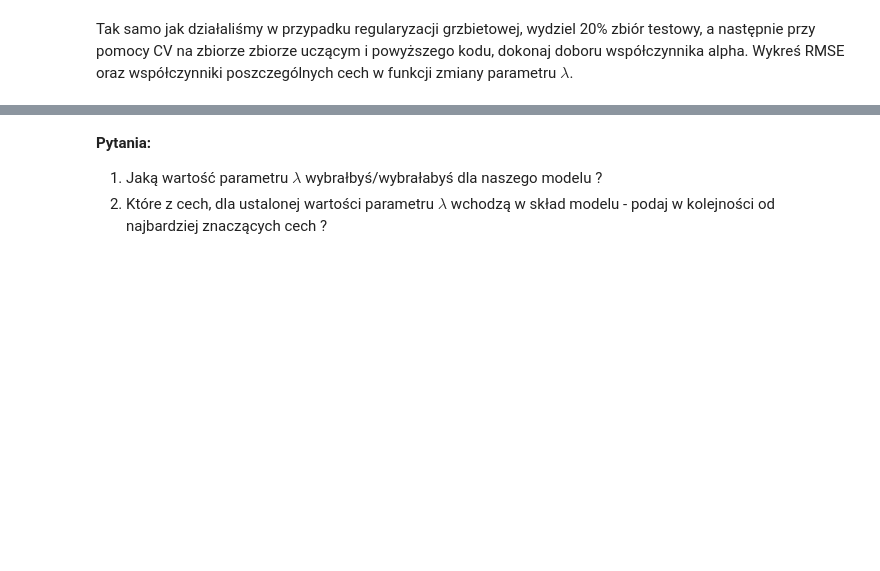
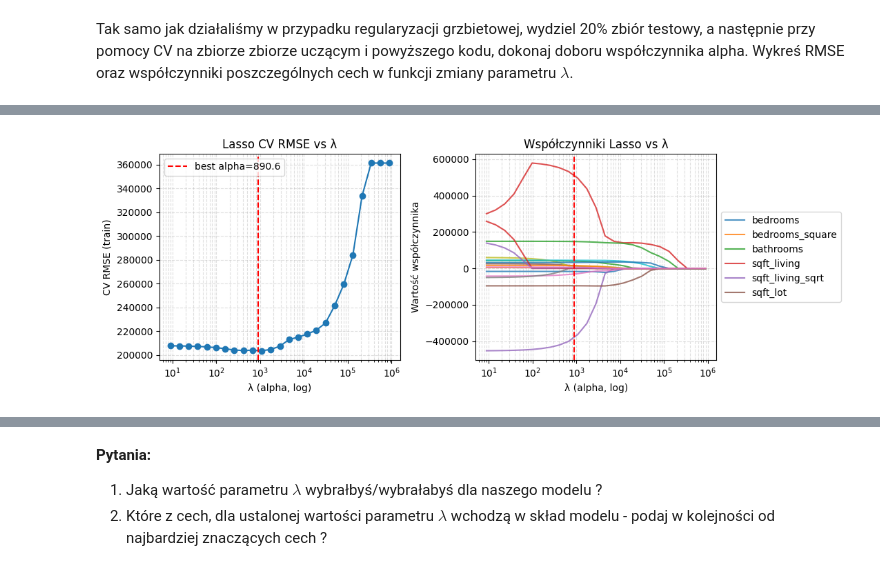
Before and after one commit to Hadidomena/Data-exploration-methods, a Jupyter notebook: MED 5 - Metody ograniczenia wariancji modelu.ipynb, the cells around one changed output, grey strips where cells are left out. Saved outputs shown, nothing was run; the diff lists cells and outputs as text; code cells hidden in the pictures; blank space fills up the shorter version.

```diff
--- a/MED 5 - Metody ograniczenia wariancji modelu.ipynb
+++ b/MED 5 - Metody ograniczenia wariancji modelu.ipynb
@@ -686,0 +789,86 @@ Tak samo jak działaliśmy w przypadku regularyzacji grzbietowej, wydziel 20% zb
+# %%
+from sklearn.linear_model import Lasso, LassoCV
+from sklearn.metrics import mean_squared_error
+from math import sqrt
+import numpy as np
+import matplotlib.pyplot as plt
+
+# przygotuj skalowane X_train / X_test
+scaler = StandardScaler()
+X_train_scaled = scaler.fit_transform(sales_train[all_features])
+X_test_scaled  = scaler.transform(sales_test[all_features])
+y_train = sales_train['price'].values
+y_test  = sales_test['price'].values
+
+# 1) LassoCV na zbiorze uczącym (zmniejsz max_iter, LassoCV ma własną siatkę alpha)
+lcv = LassoCV(cv=5, n_jobs=-1, max_iter=10000, random_state=42, tol=1e-3)
+lcv.fit(X_train_scaled, y_train)
+best_alpha = lcv.alpha_
+print(f"LassoCV best alpha (train): {best_alpha:.4g}")
+
+# ocena modelu z najlepszym alpha na train/test
+best_model = Lasso(alpha=best_alpha, max_iter=10000, tol=1e-3)
+best_model.fit(X_train_scaled, y_train)
+rmse_train = sqrt(mean_squared_error(y_train, best_model.predict(X_train_scaled)))
+rmse_test  = sqrt(mean_squared_error(y_test,  best_model.predict(X_test_scaled)))
+print(f"RMSE train/test dla alpha={best_alpha:.4g}: {rmse_train:.4f} / {rmse_test:.4f}")
+
+# 2) Zmniejsz liczbę alphas do 25 i użyj warm_start dla przyspieszenia
+alphas = np.logspace(np.log10(max(best_alpha, 1e-6)) - 2, np.log10(max(best_alpha, 1e-6)) + 3, 25)
+cv_rmses = []
+coefs = []
+
+from sklearn.model_selection import KFold
+kf = KFold(n_splits=5, shuffle=True, random_state=42)
+
+for a in alphas:
+    fold_mses = []
+    # manualna pętla CV z warm_start (szybsze niż cross_val_score)
+    for train_idx, val_idx in kf.split(X_train_scaled):
+        X_tr, X_val = X_train_scaled[train_idx], X_train_scaled[val_idx]
+        y_tr, y_val = y_train[train_idx], y_train[val_idx]
+
+        model = Lasso(alpha=a, max_iter=10000, tol=1e-3, warm_start=False)
+        model.fit(X_tr, y_tr)
+        fold_mses.append(mean_squared_error(y_val, model.predict(X_val)))
+
+    cv_rmses.append(sqrt(np.mean(fold_mses)))
+
+    # fit na całym zbiorze dla współczynników
+    model_full = Lasso(alpha=a, max_iter=10000, tol=1e-3)
+    model_full.fit(X_train_scaled, y_train)
+    coefs.append(model_full.coef_.copy())
+
+coefs = np.array(coefs)
+
+# 3) Wykresy
+plt.figure(figsize=(11,4))
+plt.subplot(1,2,1)
+plt.semilogx(alphas, cv_rmses, marker='o')
+plt.axvline(best_alpha, color='red', linestyle='--', label=f'best alpha={best_alpha:.4g}')
+plt.xlabel('λ (alpha, log)')
+plt.ylabel('CV RMSE (train)')
+plt.title('Lasso CV RMSE vs λ')
+plt.legend()
+plt.grid(True, which='both', ls='--', alpha=0.4)
+
+plt.subplot(1,2,2)
+for j, feat in enumerate(all_features):
+    plt.semilogx(alphas, coefs[:, j], label=feat if j < 6 else None, alpha=0.8)
+plt.axvline(best_alpha, color='red', linestyle='--')
+plt.xlabel('λ (alpha, log)')
+plt.ylabel('Wartość współczynnika')
+plt.title('Współczynniki Lasso vs λ')
+plt.legend(loc='center left', bbox_to_anchor=(1.0, 0.5))
+plt.grid(True, which='both', ls='--', alpha=0.4)
+plt.tight_layout()
+plt.show()
+
+# 4) Tabela cech
+idx_best = np.argmin(np.abs(alphas - best_alpha))
+df_sel = pd.DataFrame({'feature': all_features, 'coef_at_best': coefs[idx_best]})
+df_sel['abs_coef'] = df_sel['coef_at_best'].abs()
+df_sel = df_sel.sort_values('abs_coef', ascending=False).reset_index(drop=True)
+print("\nCechy (niezerowe) przy alpha ~ best (posortowane wg |coef|):")
+print(df_sel[df_sel['abs_coef'] > 1e-8].to_string(index=False))
+# %% [output]
@@ -686,0 +877 @@ Tak samo jak działaliśmy w przypadku regularyzacji grzbietowej, wydziel 20% zb
+[figure, added]
```
Also changed, not shown: parts of 11 cells of this notebook.
